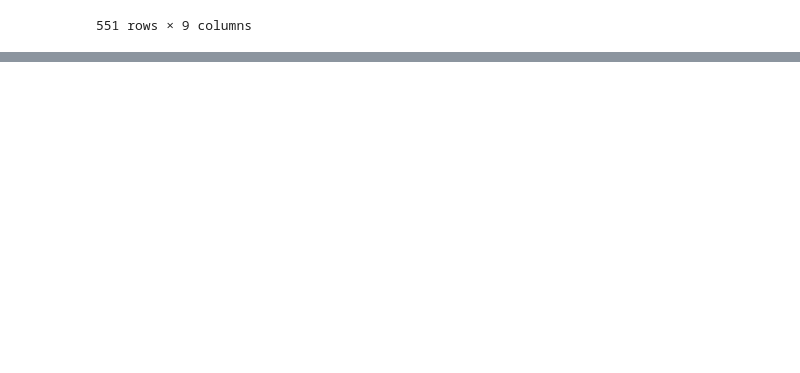
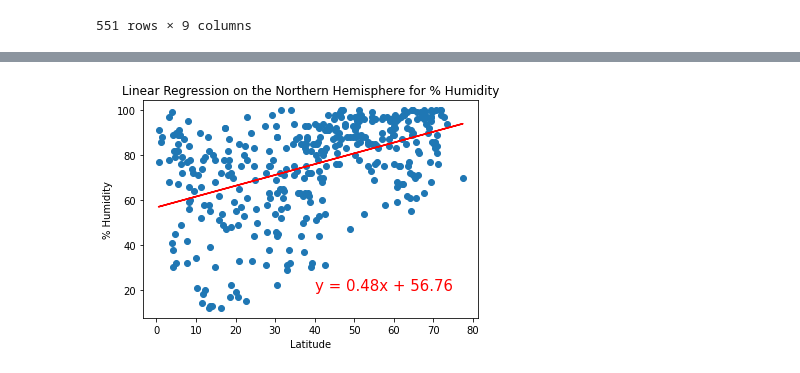
Before and after one commit to abhi82git/World_Weather_Analysis, a Jupyter notebook: WeatherPy.ipynb, the cells around one changed output, grey strips where cells are left out. Cells and saved outputs as stored; diff of their text form; code cells hidden in the pictures; blank space fills up the shorter version.

```diff
--- a/WeatherPy.ipynb
+++ b/WeatherPy.ipynb
@@ -277,0 +333,7 @@ plt.show()
+# %%
+north_x_values = northern_hemi_df["Latitude"]
+north_y_humid_values = northern_hemi_df["Humidity"]
+
+plot_linear_regression(north_x_values,north_y_humid_values,"Linear Regression on the Northern Hemisphere for % Humidity", "% Humidity", (40,20))
+# %% [output]
+[figure, added]
```
Also changed, not shown: parts of 22 cells of this notebook.
